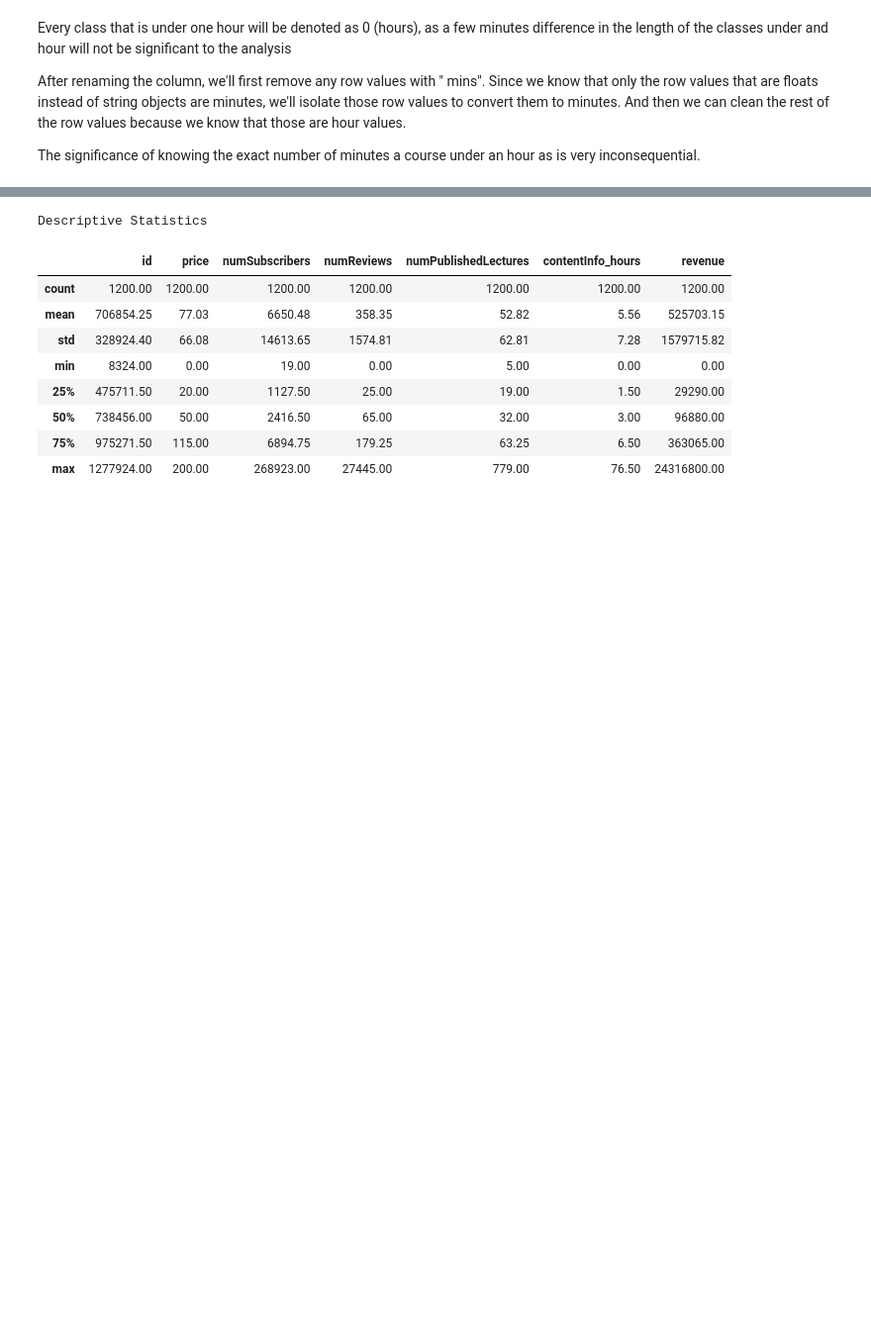
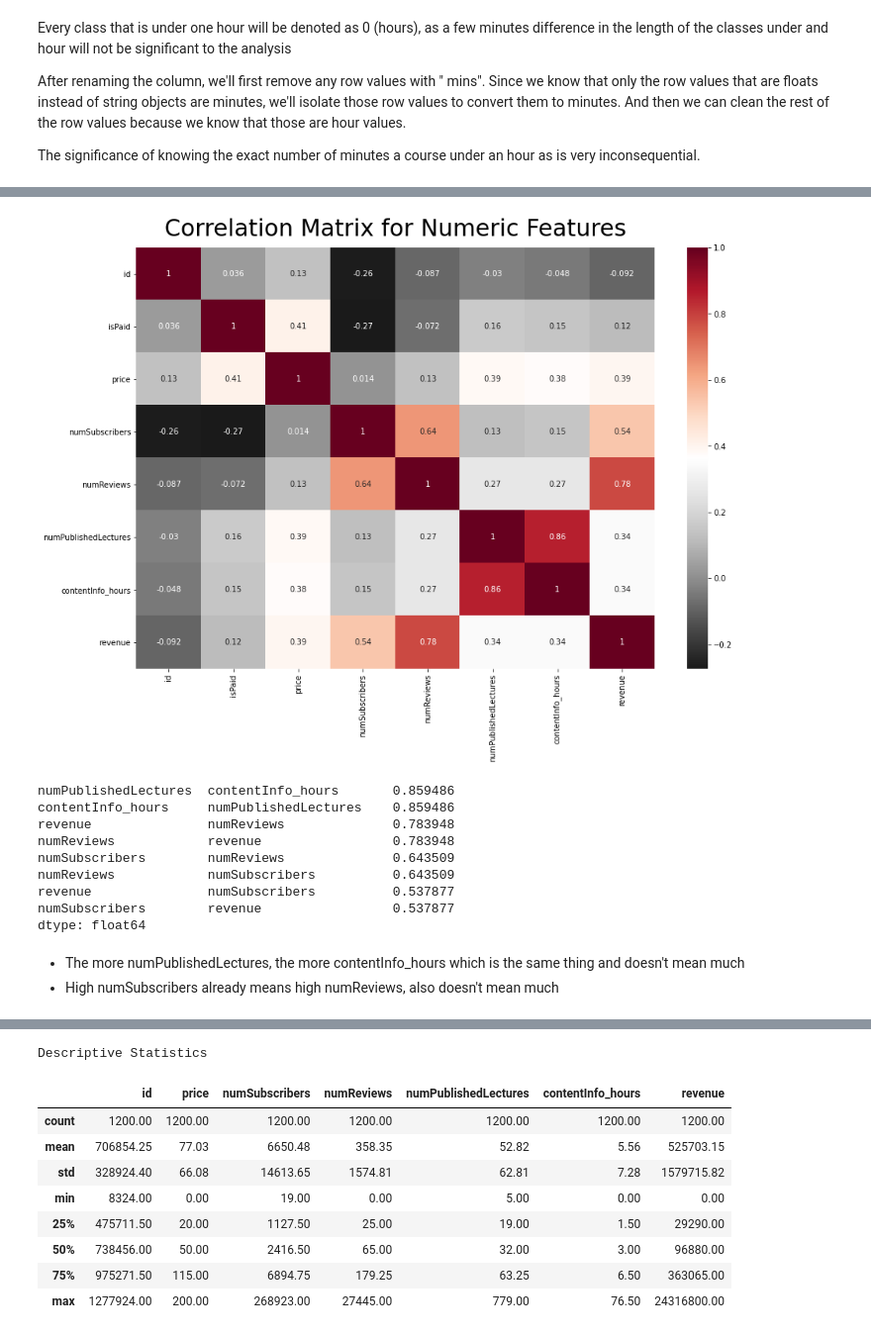
Before and after one commit to willnguyen14/udemy-viz-project, a Jupyter notebook: udemy.ipynb, the cells around one changed output, grey strips where cells are left out. Shown at 99% size. Saved outputs shown, nothing was run; the diff lists cells and outputs as text; code cells hidden in the pictures; blank space fills up the shorter version.

```diff
--- a/udemy.ipynb
+++ b/udemy.ipynb
@@ -159,0 +317,26 @@ Now that cleaning is completed, we will do some basic descriptive statistics to
+# %%
+plt.figure(figsize=(15,10))
+sns.heatmap(web_dev.corr(), annot=True, cmap='RdGy_r')
+plt.title('Correlation Matrix for Numeric Features',fontsize=30,pad=15)
+plt.show()
+
+# unstacking turns the correlation matrix into a series object, sort by correlation coefficients
+sorted_pairs = web_dev.corr().unstack().sort_values(ascending=False)
+
+# get sorted pairs that's greater than 0.5 but less than 1 (coefficient of 1 means correlation with itself, which isn't useful information)
+high_corr = sorted_pairs[sorted_pairs > 0.5][sorted_pairs < 1]
+display(high_corr)
+# %% [output]
+[figure, added]
+numPublishedLectures  contentInfo_hours       0.859486
+contentInfo_hours     numPublishedLectures    0.859486
+revenue               numReviews              0.783948
+numReviews            revenue                 0.783948
+numSubscribers        numReviews              0.643509
+numReviews            numSubscribers          0.643509
+revenue               numSubscribers          0.537877
+numSubscribers        revenue                 0.537877
+dtype: float64
+# %% [markdown]
+- The more numPublishedLectures, the more contentInfo_hours which is the same thing and doesn't mean much
+- High numSubscribers already means high numReviews, also doesn't mean much
```
Also changed, not shown: parts of 46 cells of this notebook.
